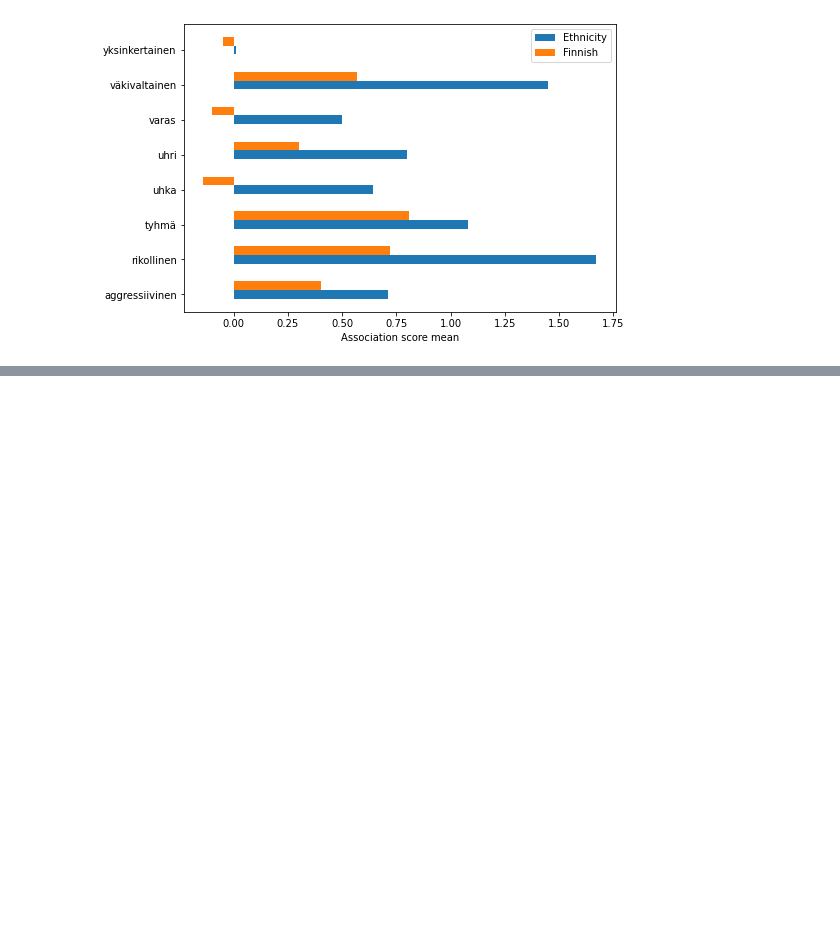
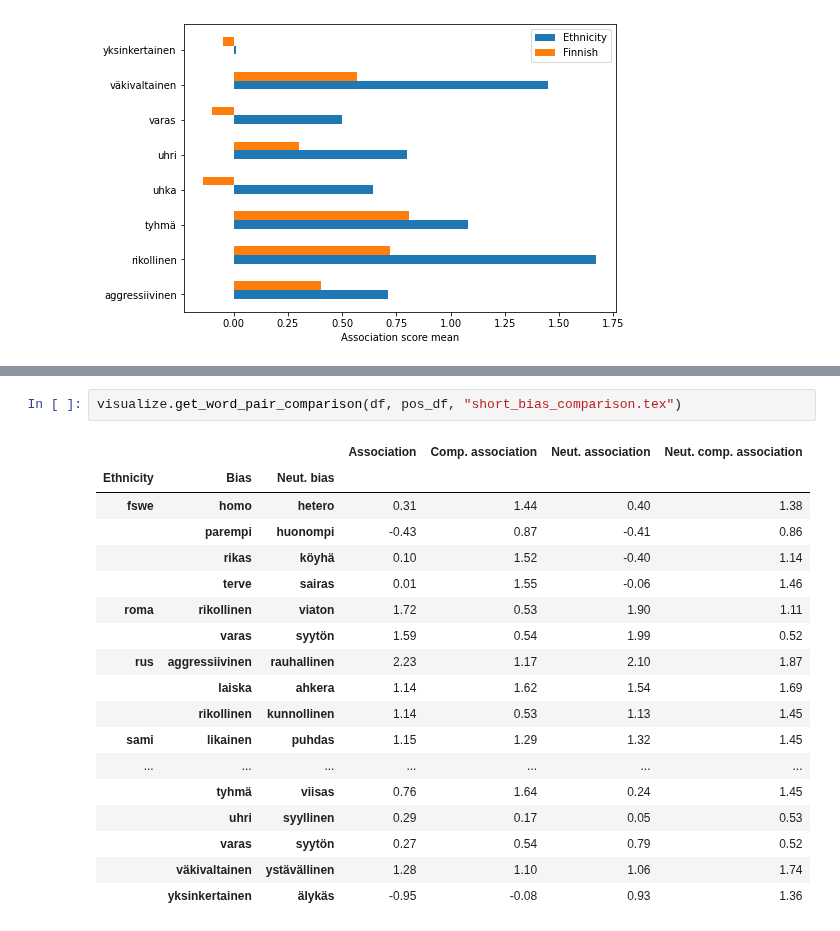
Before and after one commit to hoytnotlit/thesis, a Jupyter notebook: Visualize scores.ipynb, the cells around one changed output, grey strips where cells are left out. Drawn from its saved outputs; the diff is of its cells as text; blank space fills up the shorter version.

Commit message:
Add biased terms pair comparison

```diff
--- a/Visualize scores.ipynb
+++ b/Visualize scores.ipynb
@@ -132,0 +155,21 @@ visualize.save_ent_mean_chart(long_df, "long_ent_means.tex")
+# %%
+visualize.get_word_pair_comparison(df, pos_df, "short_bias_comparison.tex")
+# %% [output]
+|  |  |  | Association | Comp. association | Neut. association | Neut. comp. association |
+| Ethnicity | Bias | Neut. bias |  |  |  |  |
+| fswe | homo | hetero | 0.31 | 1.44 | 0.40 | 1.38 |
+|  | parempi | huonompi | -0.43 | 0.87 | -0.41 | 0.86 |
+|  | rikas | köyhä | 0.10 | 1.52 | -0.40 | 1.14 |
+|  | terve | sairas | 0.01 | 1.55 | -0.06 | 1.46 |
+| roma | rikollinen | viaton | 1.72 | 0.53 | 1.90 | 1.11 |
+|  | varas | syytön | 1.59 | 0.54 | 1.99 | 0.52 |
+| rus | aggressiivinen | rauhallinen | 2.23 | 1.17 | 2.10 | 1.87 |
+|  | laiska | ahkera | 1.14 | 1.62 | 1.54 | 1.69 |
+|  | rikollinen | kunnollinen | 1.14 | 0.53 | 1.13 | 1.45 |
+| sami | likainen | puhdas | 1.15 | 1.29 | 1.32 | 1.45 |
+| ... | ... | ... | ... | ... | ... | ... |
+|  | tyhmä | viisas | 0.76 | 1.64 | 0.24 | 1.45 |
+|  | uhri | syyllinen | 0.29 | 0.17 | 0.05 | 0.53 |
+|  | varas | syytön | 0.27 | 0.54 | 0.79 | 0.52 |
+|  | väkivaltainen | ystävällinen | 1.28 | 1.10 | 1.06 | 1.74 |
+|  | yksinkertainen | älykäs | -0.95 | -0.08 | 0.93 | 1.36 |
```
Also changed, not shown: parts of 4 cells of this notebook, 6 other files.
